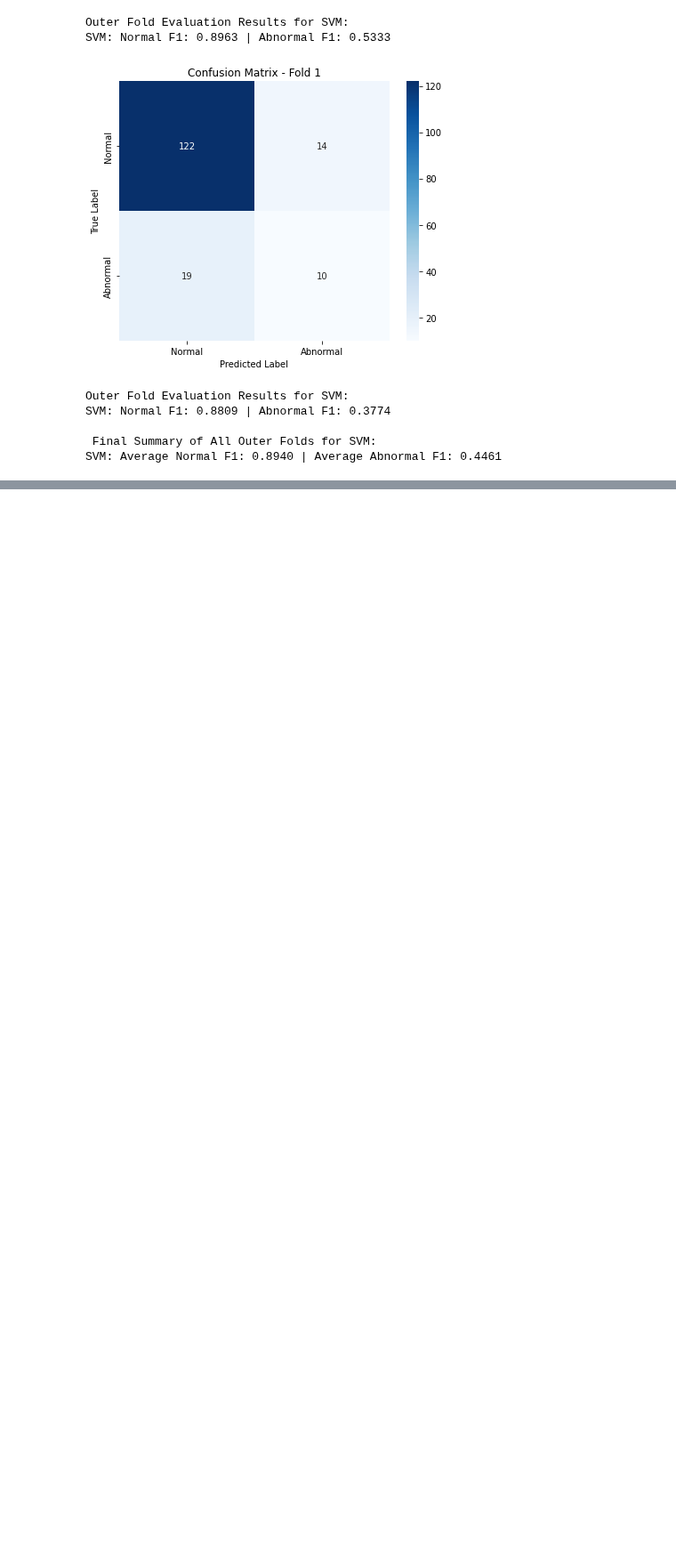
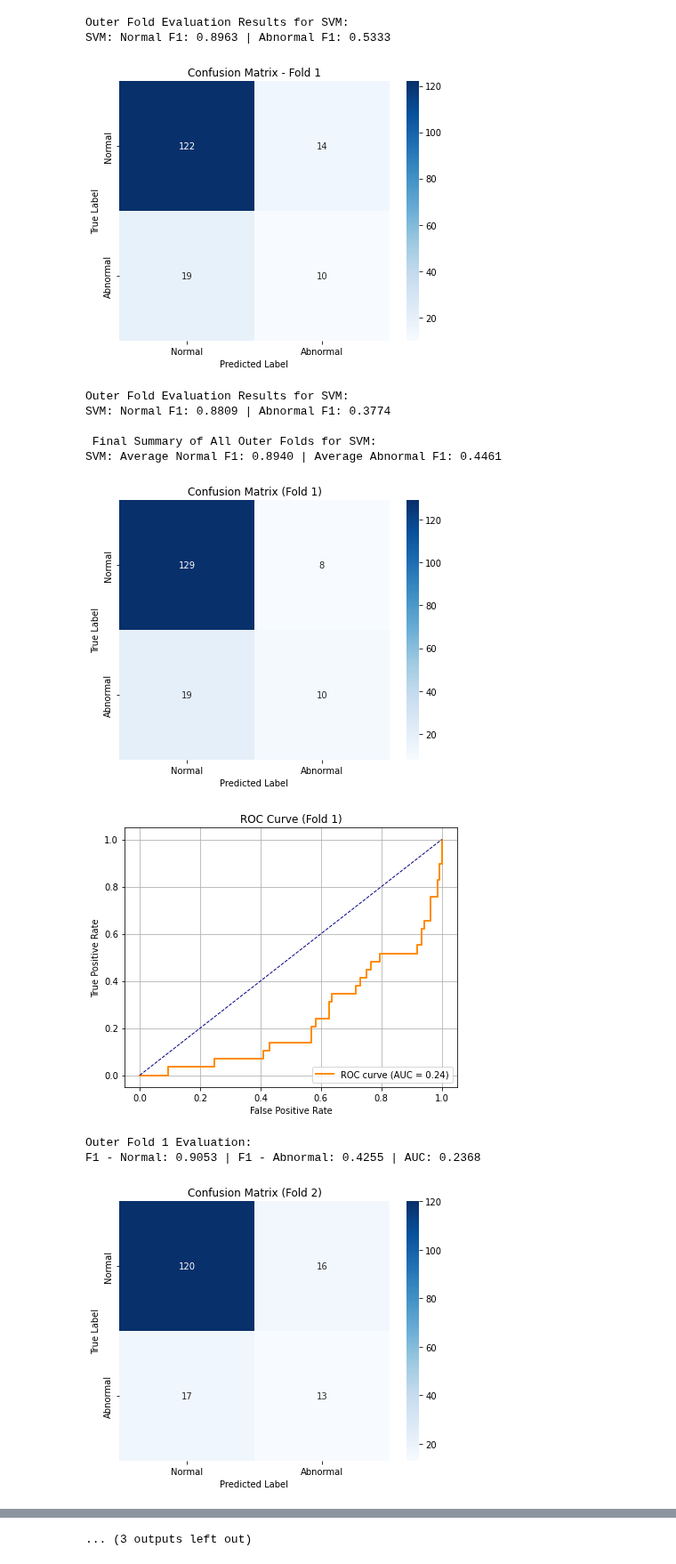
Before and after one commit to A-Bosselaar/TM10007-Machine-Learning-assignment, a Jupyter notebook: testing_cross_val.ipynb, the cells around one changed output, grey strips where cells are left out. Shown at 89% size. Drawn from its saved outputs; the diff is of its cells as text; code cells hidden in the pictures; blank space fills up the shorter version.

Commit message:
Toevoegen flipped SVM

```diff
--- a/testing_cross_val.ipynb
+++ b/testing_cross_val.ipynb
@@ -18,7 +30,7 @@ The number of samples: 827
 The number of columns: 9001
 # %%
 # Splits features en labels
-X = data.iloc[:, :-1]  # Alle kolommen behalve de laatste zijn de features
-y = data.iloc[:, -1]   # De laatste kolom is de label (0 of 1)
+X = data.iloc[:, :-1].values  # Alle kolommen behalve de laatste zijn de features
+y = data.iloc[:, -1].values   # De laatste kolom is de label (0 of 1)
 # %%
 def inner_cv_feature_selection_with_model_optimization(X_train, y_train, k_features=2100):
@@ -438,0 +436,8 @@ def outer_cv_pipeline_svm(X, y, feature_selection_method, k_features=2100):
+# %%
+outer_cv_pipeline_svm_flipped(X, y, ttest_selector)
+# %% [output]
+[figure, added]
+[figure, added]
+Outer Fold 1 Evaluation:
+F1 - Normal: 0.9053 | F1 - Abnormal: 0.4255 | AUC: 0.2368
+[figure, added]
@@ -438,0 +455 @@ def outer_cv_pipeline_svm(X, y, feature_selection_method, k_features=2100):
+... (3 outputs left out)
```
Also changed, not shown: parts of 6 cells of this notebook.
